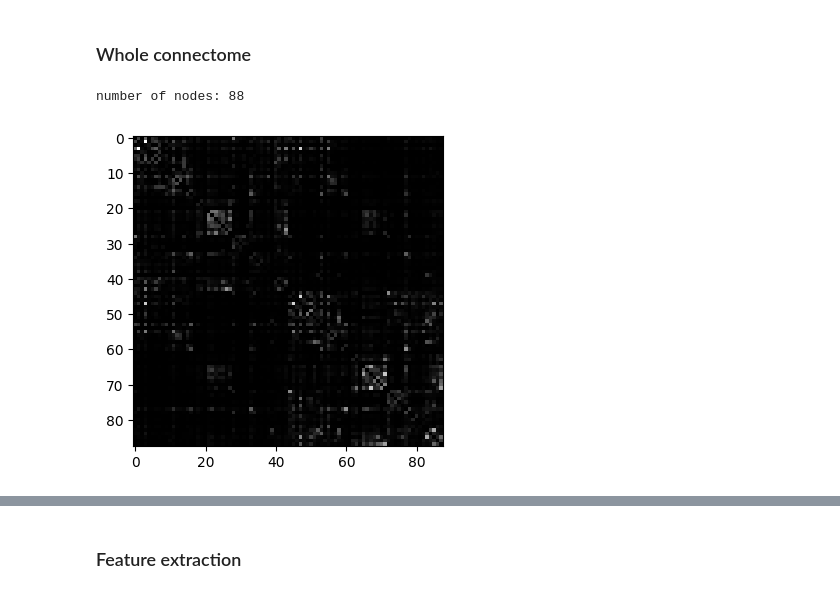
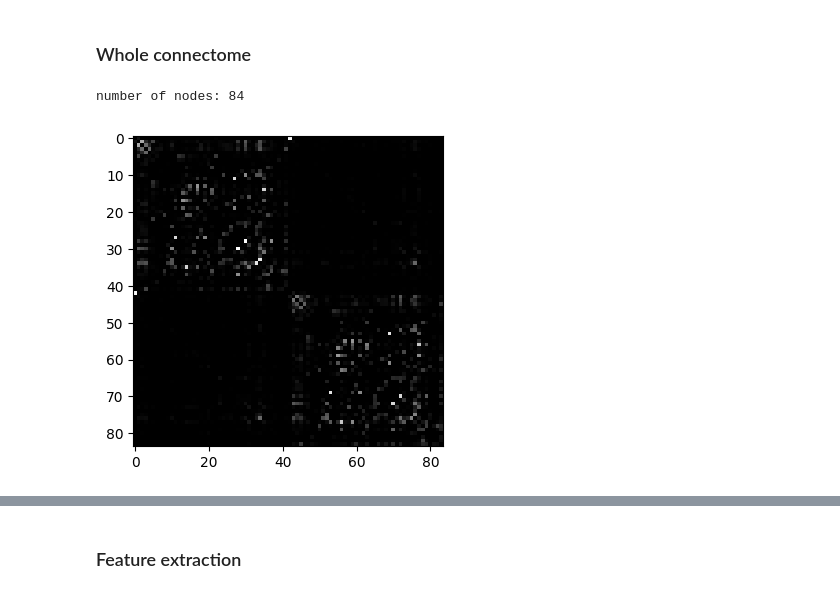
Before and after one commit to ins-amu/vbi, a Jupyter notebook: docs/examples/mpr_sde_numba.ipynb, the cells around one changed output, grey strips where cells are left out. Saved outputs shown, nothing was run; the diff lists cells and outputs as text; code cells hidden in the pictures.

```diff
--- a/docs/examples/mpr_sde_numba.ipynb
+++ b/docs/examples/mpr_sde_numba.ipynb
@@ -119,16 +150,16 @@ len(results), len(results[0])
 # %% [markdown]
 ### Whole connectome
 # %%
-D = vbi.LoadSample(nn=88)
+D = vbi.LoadSample(nn=84)
 weights = D.get_weights()
 nn = weights.shape[0]
 print(f"number of nodes: {nn}")
 
 fig, ax = plt.subplots(1, 1, figsize=(4, 4.5))
 ax.imshow(weights, cmap="gray", vmin=0, vmax=1);
 # %% [output]
-number of nodes: 88
+number of nodes: 84
-[figure, old version]
+[figure, new version]
 # %%
 TR = 300.0
 fs = 1 / (TR / 1000)
```
Also changed, not shown: parts of 23 cells of this notebook, 1 other file.
